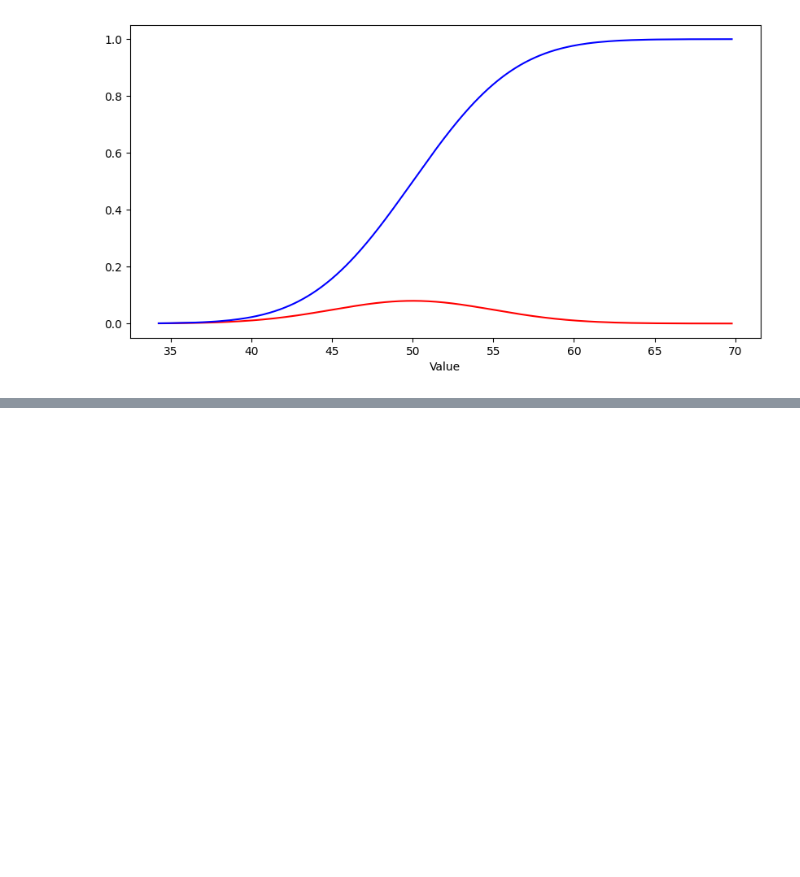
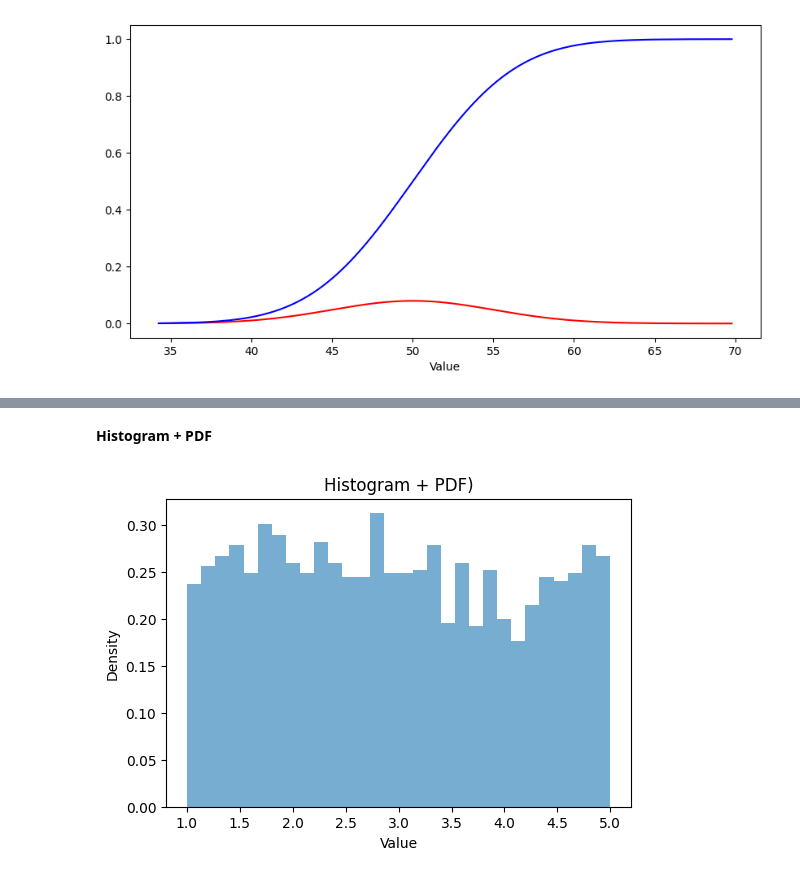
Before and after one commit to 4GeeksAcademy/ekbalam11-probability-distribution-exercises-project-with-python, a Jupyter notebook: notebook/problems.ipynb, the cells around one changed output, grey strips where cells are left out. Drawn from its saved outputs; the diff is of its cells as text; code cells hidden in the pictures; blank space fills up the shorter version.

```diff
--- a/notebook/problems.ipynb
+++ b/notebook/problems.ipynb
@@ -148,0 +158,21 @@ plt.show()
+# %%
+from scipy.stats import uniform
+
+def dunif(x, a, b):
+    return uniform.pdf(x, loc=a, scale=b-a)
+
+def punif(q, a, b):
+    return uniform.cdf(q, loc=a, scale=b-a)
+
+def qunif(p, a, b):
+    return uniform.ppf(p, loc=a, scale=b-a)
+
+def runif(n, a, b):
+    return uniform.rvs(loc=a, scale=b-a, size=n)
+# %%
+np.random.seed(2)
+
+a=1
+b=5
+
+data= runif(2000, a, b)
@@ -148,0 +187,14 @@ plt.show()
+# %% [markdown]
+**Histogram + PDF**
+# %%
+plt.figure(figsize=(6, 4))
+
+plt.hist(data, bins=30, density=True, alpha= 0.6)
+plt.plot()
+
+plt.title("Histogram + PDF)")
+plt.xlabel("Value")
+plt.ylabel("Density")
+plt.show()
+# %% [output]
+[figure, added]
```
Also changed, not shown: parts of 8 cells of this notebook.
